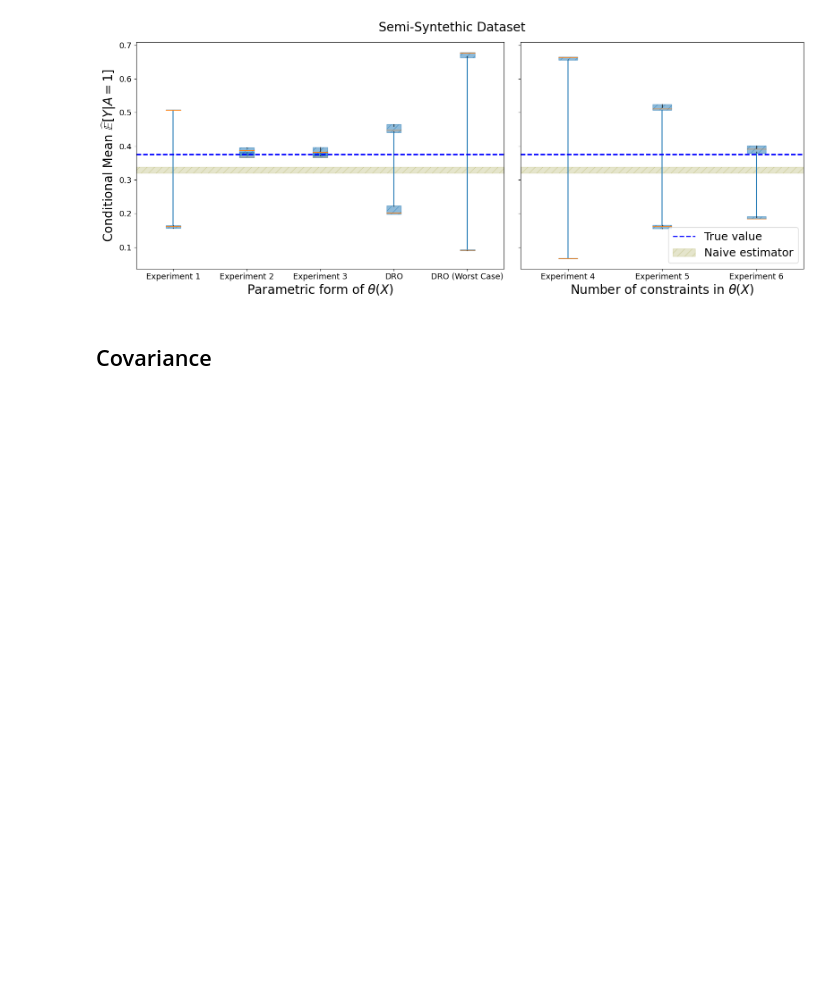
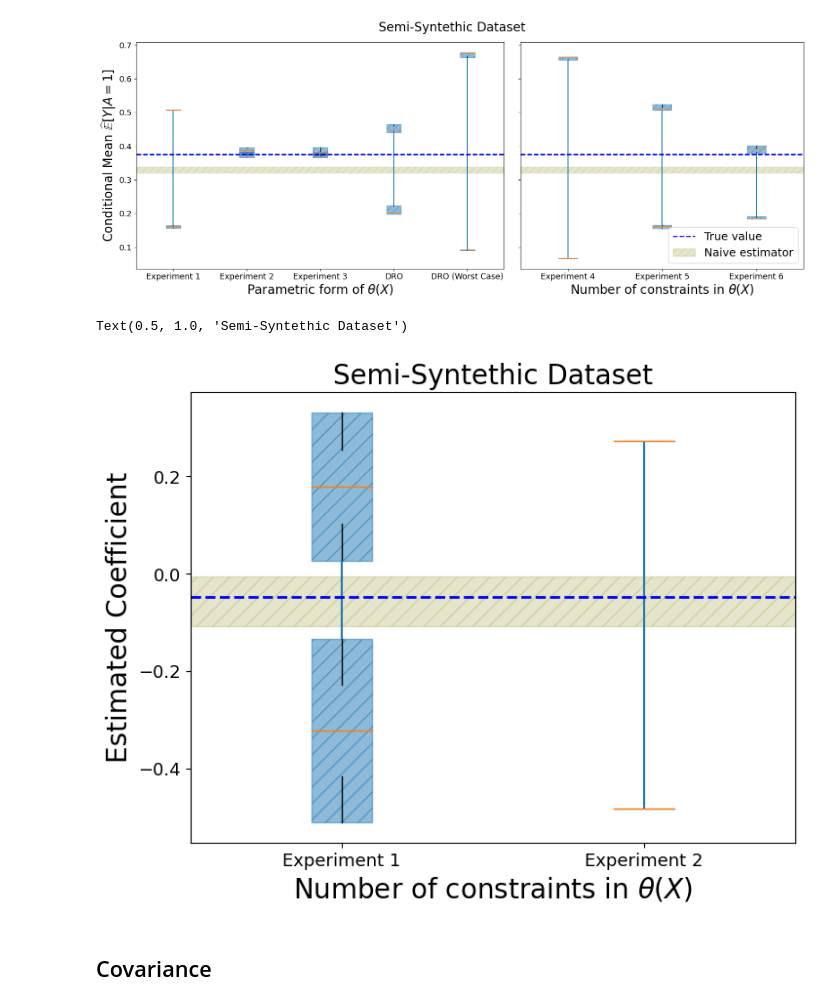
Before and after one commit to secg5/inference_contrained_distribution_shift, a Jupyter notebook: plotting/paper_plots.ipynb, the cells around one changed output. Drawn from its saved outputs; the diff is of its cells as text; code cells hidden in the pictures; blank space fills up the shorter version.

Commit message:
Add regression plot to notebook

```diff
--- a/plotting/paper_plots.ipynb
+++ b/plotting/paper_plots.ipynb
@@ -64,3 +67,25 @@ Text(0.5, 1.05, 'Semi-Syntethic Dataset')
+# %%
+fig, ax = plt.subplots(figsize=(8, 6))
+
+utils.generate_regression_plots(
+    base_path="../experiment_artifacts/", timestamp="regression_coeff_0", ax=ax
+)
+
+ax.set_xticklabels(["Experiment 1", "Experiment 2"])
+
+ax.tick_params(axis="both", which="major", labelsize=13)
+ax.tick_params(axis="both", which="minor", labelsize=16)
+
+ax.set_ylabel("Estimated Coefficient", fontsize=20)
+ax.set_xlabel("Number of constraints in $\\theta(X)$", fontsize=20)
+
+# # Add a legend
+# ax.legend(loc="lower right", fontsize=18)
+
+ax.set_title("Semi-Syntethic Dataset", fontsize=20)
+# %% [output]
+Text(0.5, 1.0, 'Semi-Syntethic Dataset')
+[figure, added]
 # %% [markdown]
 ## Covariance
 # %%
```
Also changed, not shown: parts of 3 cells of this notebook.
